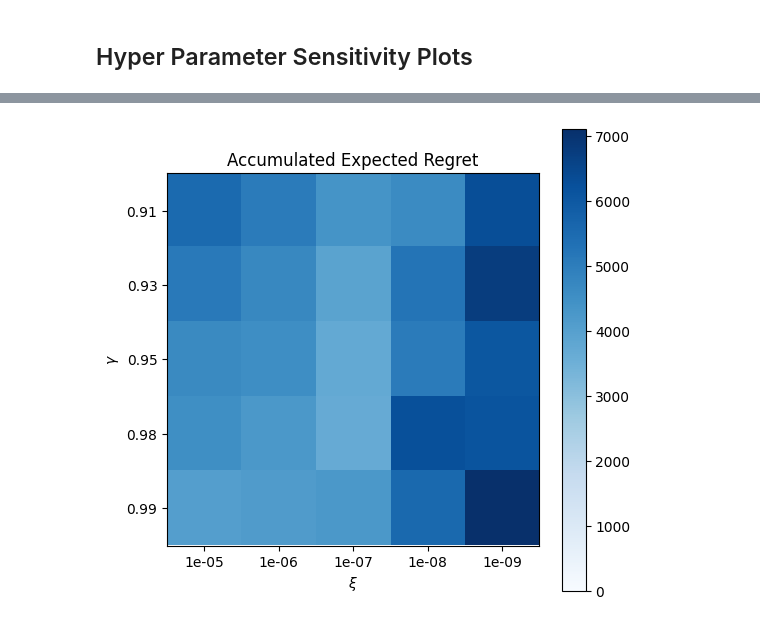
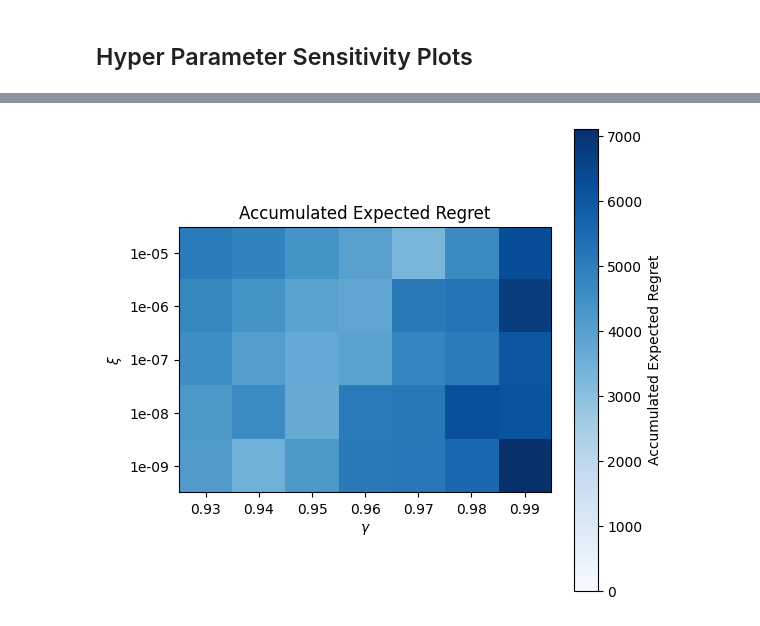
Before and after one commit to AIPhD/non_stationary_graph_bandit_with_delay, a Jupyter notebook: Tuning_notebooks/Tuning_50.ipynb, the cells around one changed output, grey strips where cells are left out. Saved outputs shown, nothing was run; the diff lists cells and outputs as text; code cells hidden in the pictures.

Commit message:
final plot

```diff
--- a/Tuning_notebooks/Tuning_50.ipynb
+++ b/Tuning_notebooks/Tuning_50.ipynb
@@ -428,7 +432,7 @@ def initial_rounds_actions(nodes,s):
 # %%
 xis = [1e-5, 1e-6, 1e-7, 1e-8, 1e-9] # [1e-9, 5e-9, 1e-8, 5e-8, 1e-7,
        # 5e-7, 1e-6, 5e-6, 5e-5, 1e-5]
-gammas = [0.91, 0.93, 0.95, 0.98, 0.99]
+gammas = [0.93, 0.94, 0.95, 0.96, 0.97, 0.98, 0.99]
 # %%
 grid_size = len(list(itertools.product(xis, gammas)))
 print(f"Size of param grid: {grid_size}")
@@ -619,19 +630,21 @@ array([[5527.94620924, 5057.36980753, 4392.30329321, 4623.6138009 ,
 # %%
 fig, ax = plt.subplots(figsize=(6,6))
 im = ax.imshow(reg_map, vmin=0, cmap='Blues')
-ax.set(xticks=np.arange(len(xis)),
-       xticklabels=np.asarray(xis),
-       yticks=np.arange(len(gammas)),
-       yticklabels=np.asarray(gammas),
-       xlabel=r'$\xi$',
-       ylabel=f'$\gamma$')
+ax.set(yticks=np.arange(len(xis)),
+       yticklabels=np.asarray(xis),
+       xticks=np.arange(len(gammas)),
+       xticklabels=np.asarray(gammas),
+       ylabel=r'$\xi$',
+       xlabel=f'$\gamma$')
 ax.set_title("Accumulated Expected Regret")
 # im = plt.imshow(reg_map, vmin=0, cmap='Blues')
 cbar = plt.colorbar(im)
 cbar.set_label("Accumulated Expected Regret")
 # ax.xlabel(r'$\xi$')
 #plt.xticks(np.asarray(xis))
 # ax.ylabel(f'$\gamma$')
 plt.show()
+fig.savefig(f"accumulated_expected_regret_heatmap_d_{Delay}.jpg", format = 'jpg', dpi = 300)
+plt.close()
 # %% [output]
-[figure, old version]
+[figure, new version]
```
Also changed, not shown: parts of 7 cells of this notebook, 2 other files.
